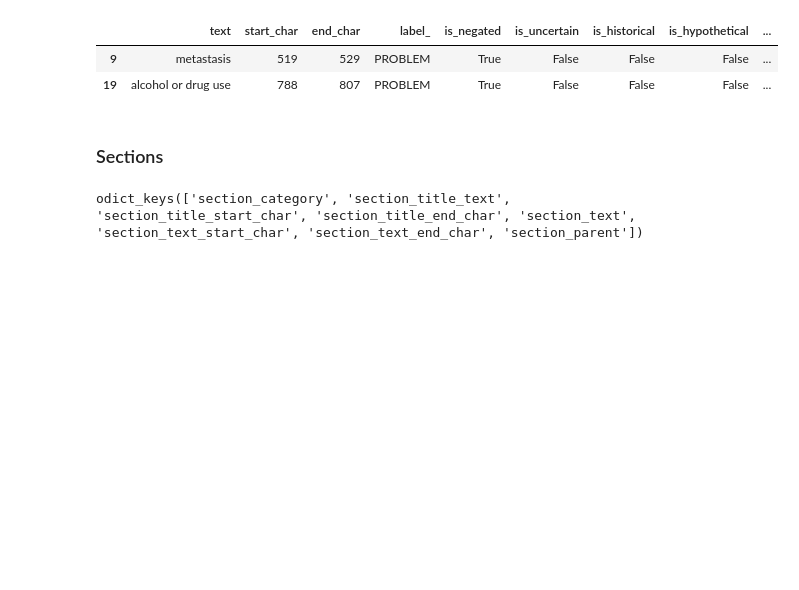
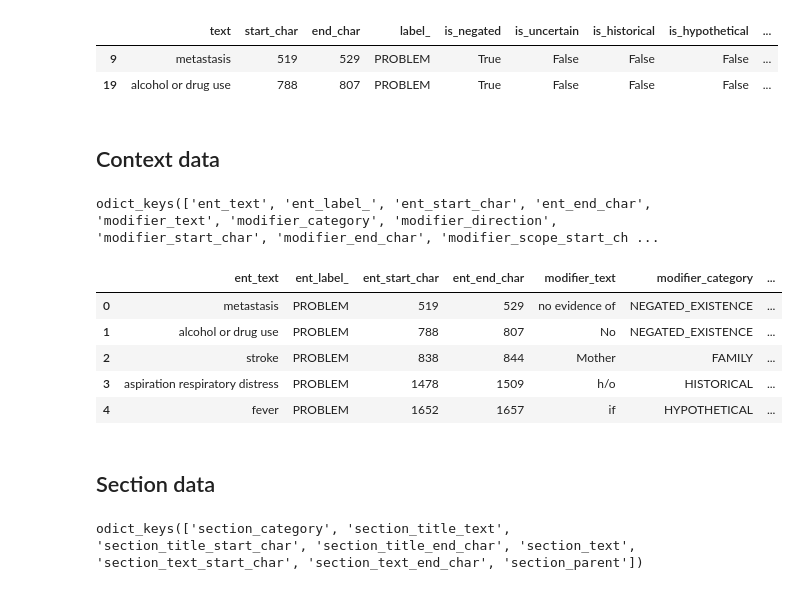
Before and after one commit to medspacy/medspacy, a Jupyter notebook: notebooks/12-IO.ipynb, the cells around one changed output. Cells and saved outputs as stored; diff of their text form; code cells hidden in the pictures; blank space fills up the shorter version.

```diff
--- a/notebooks/IO.ipynb
+++ b/notebooks/12-IO.ipynb
@@ -33,5 +37,5 @@ nlp.pipe_names
 # %%
 from medspacy.io import DocConsumer
 # %%
-doc_consumer = DocConsumer(nlp, data_types=("ent", "section", "doc"), context=True, sectionizer=True)
+doc_consumer = DocConsumer(nlp, dtypes=("ent", "context", "section", "doc"))
 # %%
@@ -68 +61,3 @@ dict_keys(['ent', 'section', 'doc'])
+# %%
+doc = doc_consumer(doc)
 # %% [markdown]
@@ -106,5 +101,5 @@ ents_df[ents_df["is_negated"] == True]
 |  | text | start_char | end_char | label_ | is_negated | is_uncertain | is_historical | is_hypothetical | ... |
 | 9 | metastasis | 519 | 529 | PROBLEM | True | False | False | False | ... |
 | 19 | alcohol or drug use | 788 | 807 | PROBLEM | True | False | False | False | ... |
-# %% [markdown]
-### Sections
+# %% [markdown]
+## Context data
@@ -111,3 +108,20 @@ ents_df[ents_df["is_negated"] == True]
+# %%
+context_data.keys()
+# %% [output]
+odict_keys(['ent_text', 'ent_label_', 'ent_start_char', 'ent_end_char', 'modifier_text', 'modifier_category', 'modifier_direction', 'modifier_start_char', 'modifier_end_char', 'modifier_scope_start_ch ...
+# %%
+context_df = doc._.to_dataframe("context")
+# %%
+context_df.head()
+# %% [output]
+|  | ent_text | ent_label_ | ent_start_char | ent_end_char | modifier_text | modifier_category | ... |
+| 0 | metastasis | PROBLEM | 519 | 529 | no evidence of | NEGATED_EXISTENCE | ... |
+| 1 | alcohol or drug use | PROBLEM | 788 | 807 | No | NEGATED_EXISTENCE | ... |
+| 2 | stroke | PROBLEM | 838 | 844 | Mother | FAMILY | ... |
+| 3 | aspiration respiratory distress | PROBLEM | 1478 | 1509 | h/o | HISTORICAL | ... |
+| 4 | fever | PROBLEM | 1652 | 1657 | if | HYPOTHETICAL | ... |
+# %% [markdown]
+## Section data
 # %%
 section_data = doc._.section_data
 # %%
```
Also changed, not shown: parts of 32 cells of this notebook, 10 other files.
